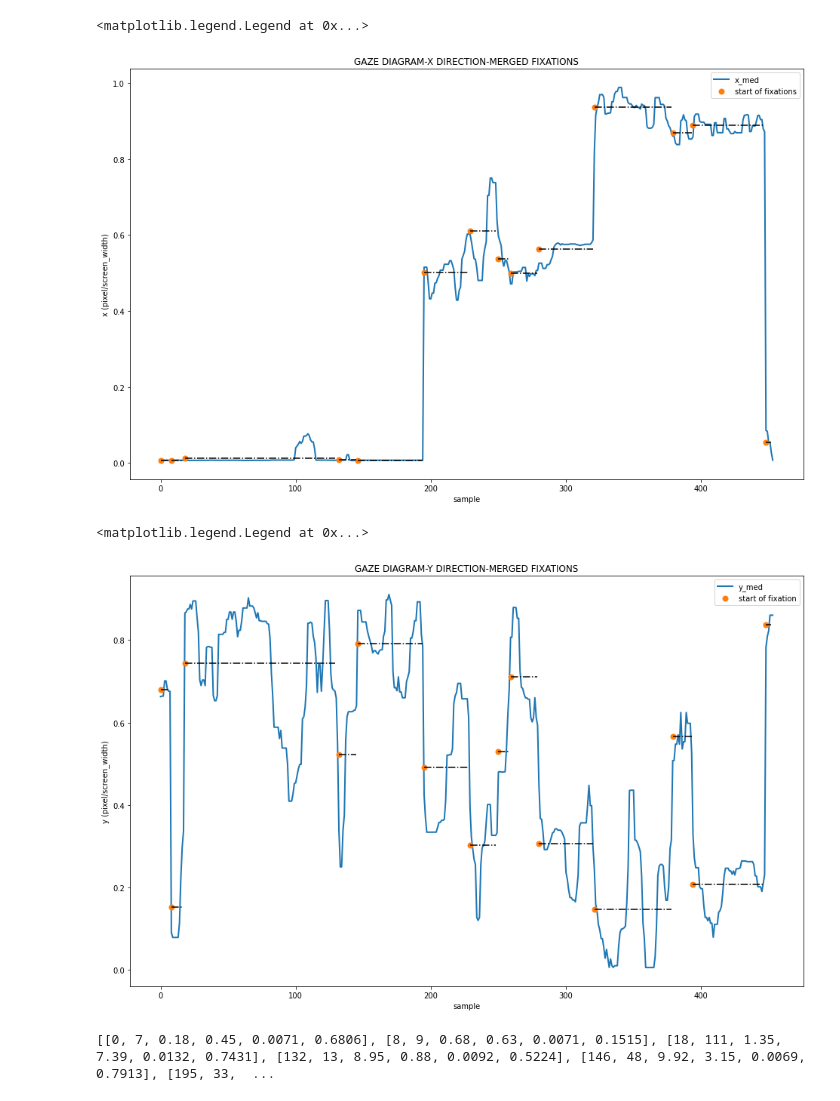
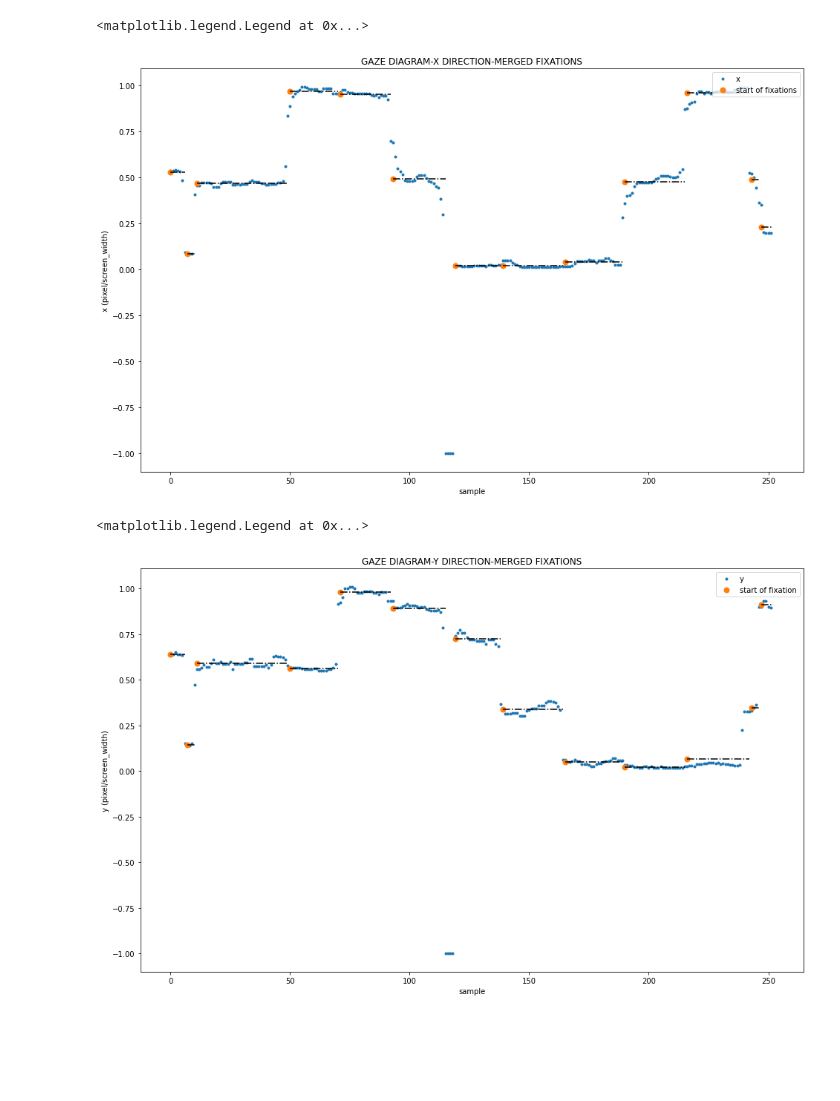
Before and after one commit to MustafaLotfi/Owleye, a Jupyter notebook: codes/jupyter_notebook/fixations_in_AOIs.ipynb, the cells around one changed output. Saved outputs shown, nothing was run; the diff lists cells and outputs as text; code cells hidden in the pictures; blank space fills up the shorter version.

```diff
--- a/codes/jupyter_notebook/fixations_in_AOIs.ipynb
+++ b/codes/jupyter_notebook/fixations_in_AOIs.ipynb
@@ -196,11 +297,11 @@ plt.legend(loc="upper right")
 # %%
 plt.figure(figsize=(16, 10))
-plt.plot(et_med[:, 0], linewidth=2, label="x_med")
+plt.plot(et_mat_seq[n_seq][:, 0], 'o', markersize=3, label="x")
 plt.plot(fs_ind, fs_x, 'o', label="start of fixations", markersize=7)
-for f in fix:
+for f in fix[n_seq]:
     arf_ind = np.arange(f[0], f[0] + f[1] + 1)
     arf_x = np.ones(arf_ind.shape[0]) * f[4]
-    plt.plot(arf_ind, arf_x, linestyle='-.',color="black", linewidth=1.5)
+    plt.plot(arf_ind, arf_x,color="black", linewidth=1.5)
 plt.title("GAZE DIAGRAM-X DIRECTION")
 plt.xlabel("sample")
 plt.ylabel("x (pixel/screen_width)")
@@ -211,8 +312,8 @@ plt.legend(loc="upper right")
 # %%
 plt.figure(figsize=(16, 10))
-plt.plot(et_med[:, 1], linewidth=2, label="y_med")
+plt.plot(et_mat_seq[n_seq][:, 1], 'o', markersize=3, label="y")
 plt.plot(fs_ind, fs_y, 'o', label="start of fixation", markersize=7)
-for f in fix:
+for f in fix[n_seq]:
     arf_ind = np.arange(f[0], f[0] + f[1] + 1)
     arf_y = np.ones(arf_ind.shape[0]) * f[5]
     plt.plot(arf_ind, arf_y, linestyle='-.',color="black", linewidth=1.5)
@@ -258,14 +364,21 @@ print(fix_merge1)
 # %%
+n_seq = 0
 fms1_ind = []
 fms1_x = []
 fms1_y = []
-for f in fix_merge1:
+for f in fix_mrg_one[n_seq]:
     fms1_ind.append(f[0])
     fms1_x.append(f[4])
     fms1_y.append(f[5])
 
 plt.figure(figsize=(16, 10))
-plt.plot(np.array(et_med[:, 0]), -np.array(et_med[:, 1]), 'o', markersize=3, label="filtered data", color="green")
+plt.plot(
+    np.array(et_mat_in[n_seq][:, 0]),
+    -np.array(et_mat_in[n_seq][:, 1]),
+    'o', markersize=3,
+    label="filtered data",
+    color="green"
+)
 plt.plot(np.array(fms1_x[0]), -np.array(fms1_y[0]), '*', color='blue', markersize=20, label="first fixation")
 plt.plot(np.array(fms1_x[1:-1]), -np.array(fms1_y[1:-1]), '^', label="fixations", color="black", markersize=8)
 plt.plot(np.array(fms1_x[-1]), -np.array(fms1_y[-1]), '*', color='r', markersize=20, label="final fixation")
@@ -280,8 +393,8 @@ plt.legend(loc="upper right")
 # %%
 plt.figure(figsize=(16, 10))
-plt.plot(et_med[:, 0], linewidth=2, label="x_med")
+plt.plot(et_mat_seq[n_seq][:, 0], 'o', markersize=3, label="x")
 plt.plot(fms1_ind, fms1_x, 'o', label="start of fixations", markersize=7)
-for f in fix_merge1:
+for f in fix_mrg_one[n_seq]:
     arf_ind = np.arange(f[0], f[0] + f[1] + 1)
     arf_x = np.ones(arf_ind.shape[0]) * f[4]
     plt.plot(arf_ind, arf_x, linestyle='-.',color="black", linewidth=1.5)
@@ -291,29 +404,28 @@ plt.ylabel("x (pixel/screen_width)")
 plt.legend(loc="upper right")
 # %% [output]
 <matplotlib.legend.Legend at 0x...>
-[figure, old version]
+[figure, new version]
 # %%
 plt.figure(figsize=(16, 10))
-plt.plot(et_med[:, 1], linewidth=2, label="y_med")
+plt.plot(et_mat_seq[n_seq][:, 1], 'o', markersize=3, label="y")
 plt.plot(fms1_ind, fms1_y, 'o', label="start of fixation", markersize=7)
-for f in fix_merge1:
+for f in fix_mrg_one[n_seq]:
     arf_ind = np.arange(f[0], f[0] + f[1] + 1)
     arf_y = np.ones(arf_ind.shape[0]) * f[5]
     plt.plot(arf_ind, arf_y, linestyle='-.',color="black", linewidth=1.5)
 plt.title("GAZE DIAGRAM-Y DIRECTION-MERGED FIXATIONS")
 plt.xlabel("sample")
 plt.ylabel("y (pixel/screen_width)")
 plt.legend(loc="upper right")
 # %% [output]
 <matplotlib.legend.Legend at 0x...>
-[figure, old version]
+[figure, new version]
 # %%
-fix_discard = []
-for f in fix_merge1:
-    if f[3] >= T_DISCARD:
-        fix_discard.append(f)
-
-print(fix_discard)
+fix_dcd = []
+for fix_mrg1 in fix_mrg_one:
+    fix_dcd1 = []
+    for f in fix_mrg1:
+        if f[3] >= t_discard:
+            fix_dcd1.append(f)
+    fix_dcd.append(np.array(fix_dcd1))
-# %% [output]
-[[0, 7, 0.18, 0.45, 0.0071, 0.6806], [8, 9, 0.68, 0.63, 0.0071, 0.1515], [18, 111, 1.35, 7.39, 0.0132, 0.7431], [132, 13, 8.95, 0.88, 0.0092, 0.5224], [146, 48, 9.92, 3.15, 0.0069, 0.7913], [195, 33,  ...
 # %%
```
Also changed, not shown: parts of 46 cells of this notebook, 25 other files.
